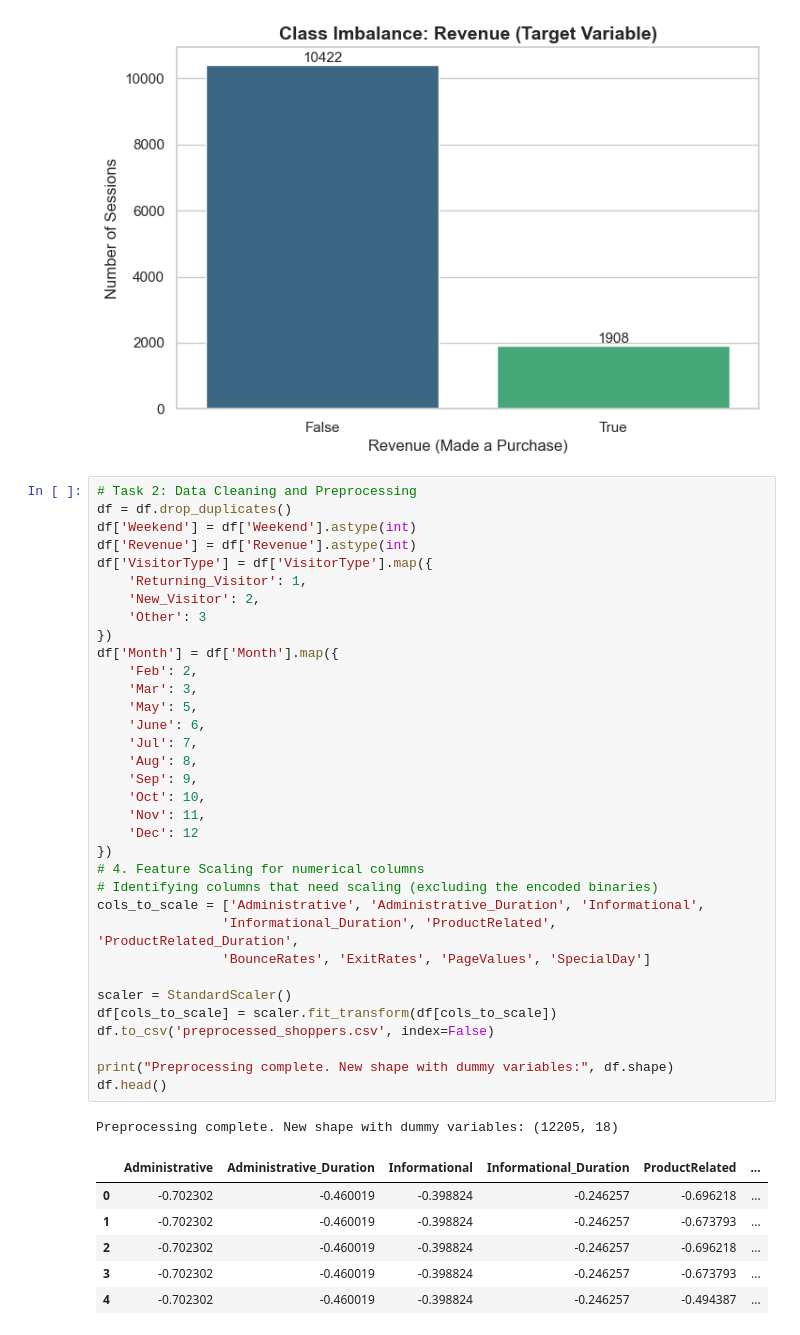
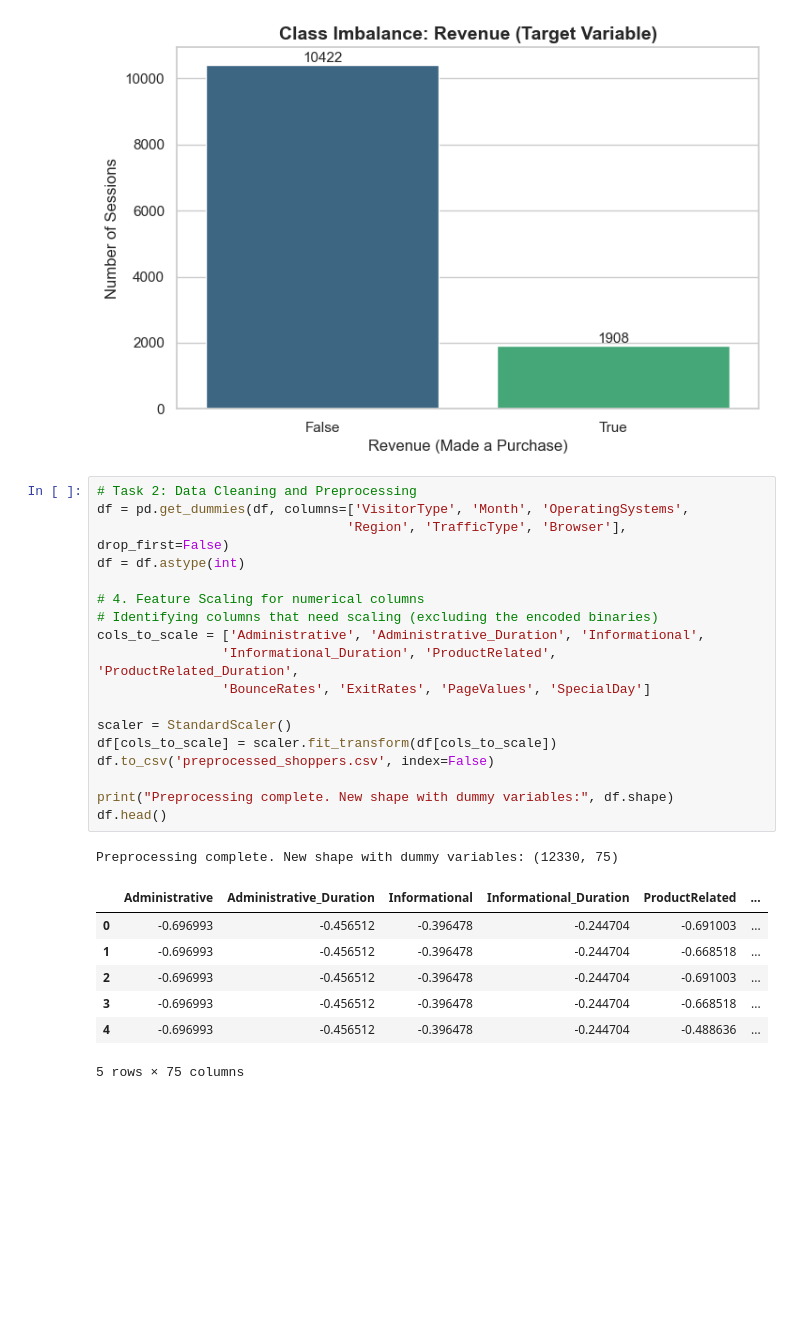
Before and after one commit to taufikanr/Online-Shoppers-Purchasing-Intention, a Jupyter notebook: eda_exploration.ipynb, the cells around one changed output. Drawn from its saved outputs; the diff is of its cells as text; blank space fills up the shorter version.

```diff
--- a/eda_exploration.ipynb
+++ b/eda_exploration.ipynb
@@ -62,43 +62,28 @@ plt.show()
 [figure]
 # %%
 # Task 2: Data Cleaning and Preprocessing
-df = df.drop_duplicates()
-df['Weekend'] = df['Weekend'].astype(int)
-df['Revenue'] = df['Revenue'].astype(int)
-df['VisitorType'] = df['VisitorType'].map({
-    'Returning_Visitor': 1,
-    'New_Visitor': 2,
-    'Other': 3
-})
-df['Month'] = df['Month'].map({
-    'Feb': 2,
-    'Mar': 3,
-    'May': 5,
-    'June': 6,
-    'Jul': 7,
-    'Aug': 8,
-    'Sep': 9,
-    'Oct': 10,
-    'Nov': 11,
-    'Dec': 12
-})
+df = pd.get_dummies(df, columns=['VisitorType', 'Month', 'OperatingSystems',
+                                'Region', 'TrafficType', 'Browser'], drop_first=False)
+df = df.astype(int)
+
 # 4. Feature Scaling for numerical columns
 # Identifying columns that need scaling (excluding the encoded binaries)
 cols_to_scale = ['Administrative', 'Administrative_Duration', 'Informational',
                 'Informational_Duration', 'ProductRelated', 'ProductRelated_Duration',
                 'BounceRates', 'ExitRates', 'PageValues', 'SpecialDay']
 
 scaler = StandardScaler()
 df[cols_to_scale] = scaler.fit_transform(df[cols_to_scale])
 df.to_csv('preprocessed_shoppers.csv', index=False)
 
 print("Preprocessing complete. New shape with dummy variables:", df.shape)
 df.head()
 # %% [output]
-Preprocessing complete. New shape with dummy variables: (12205, 18)
+Preprocessing complete. New shape with dummy variables: (12330, 75)
 |  | Administrative | Administrative_Duration | Informational | Informational_Duration | ProductRelated | ... |
-| 0 | -0.702302 | -0.460019 | -0.398824 | -0.246257 | -0.696218 | ... |
-| 1 | -0.702302 | -0.460019 | -0.398824 | -0.246257 | -0.673793 | ... |
-| 2 | -0.702302 | -0.460019 | -0.398824 | -0.246257 | -0.696218 | ... |
-| 3 | -0.702302 | -0.460019 | -0.398824 | -0.246257 | -0.673793 | ... |
-| 4 | -0.702302 | -0.460019 | -0.398824 | -0.246257 | -0.494387 | ... |
+| 0 | -0.696993 | -0.456512 | -0.396478 | -0.244704 | -0.691003 | ... |
+| 1 | -0.696993 | -0.456512 | -0.396478 | -0.244704 | -0.668518 | ... |
+| 2 | -0.696993 | -0.456512 | -0.396478 | -0.244704 | -0.691003 | ... |
+| 3 | -0.696993 | -0.456512 | -0.396478 | -0.244704 | -0.668518 | ... |
+| 4 | -0.696993 | -0.456512 | -0.396478 | -0.244704 | -0.488636 | ... |
+5 rows × 75 columns
```
Also changed, not shown: parts of 1 cell of this notebook, 1 other file.
